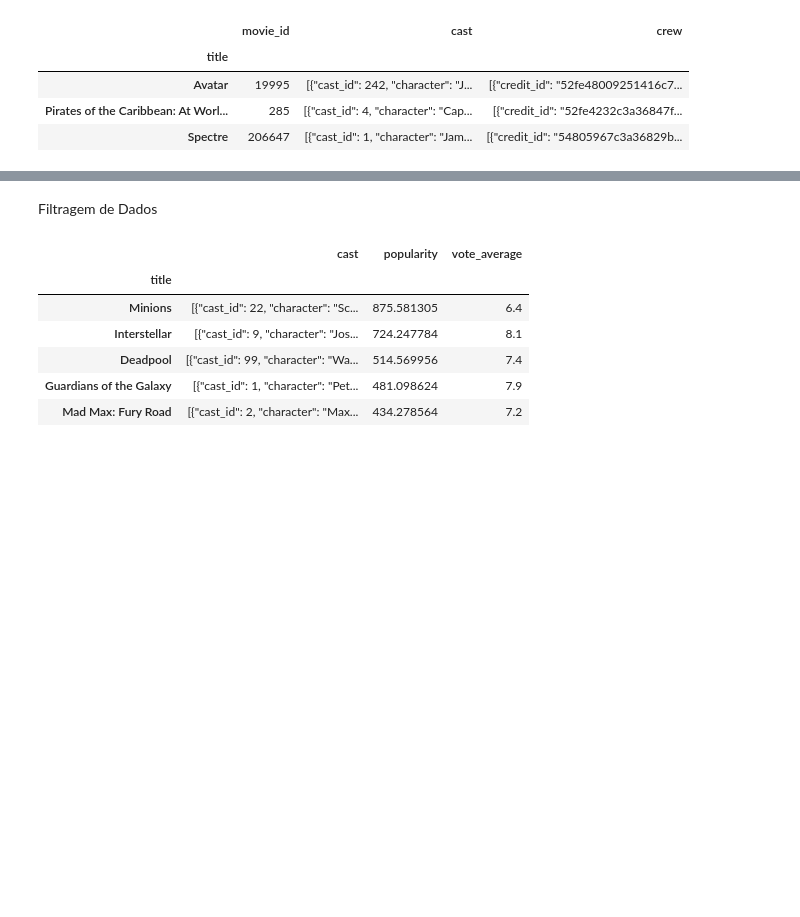
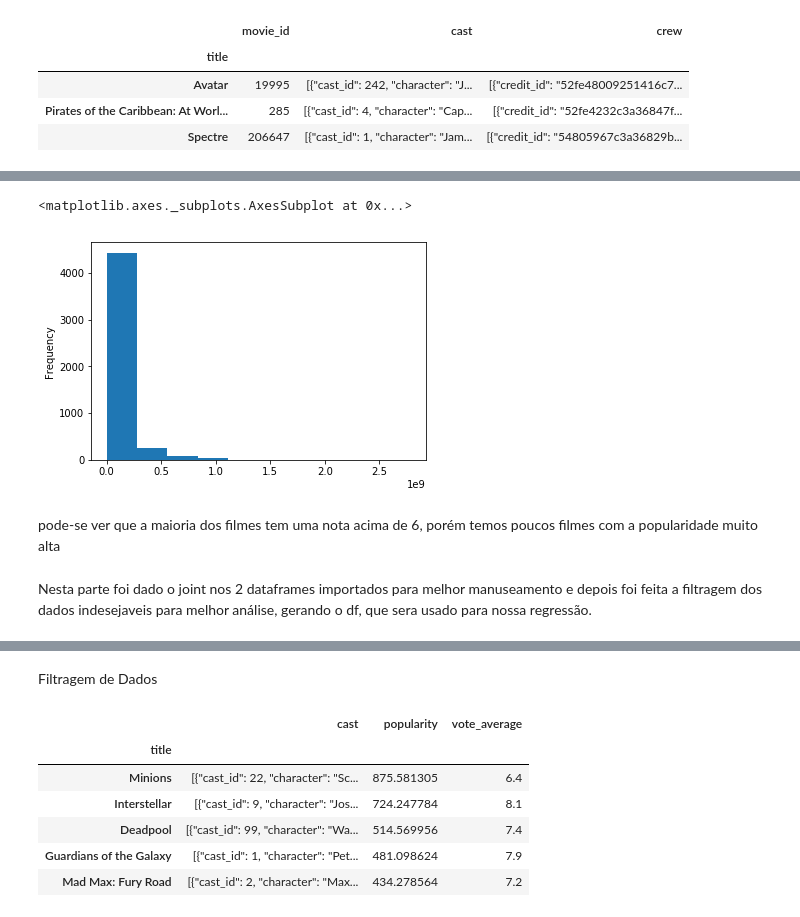
Before and after one commit to GLeviosa/Projeto_3_CD, a Jupyter notebook: Projeto 3.ipynb, the cells around one changed output, grey strips where cells are left out. Saved outputs shown, nothing was run; the diff lists cells and outputs as text; code cells hidden in the pictures; blank space fills up the shorter version.

```diff
--- a/Projeto 3.ipynb
+++ b/Projeto 3.ipynb
@@ -36,3 +51,12 @@ data = data_credits.join(data_movie, how="inner")
+# %%
+data.revenue.plot.hist()
+# %% [output]
+<matplotlib.axes._subplots.AxesSubplot at 0x...>
+[figure, added]
+# %% [markdown]
+pode-se ver que a maioria dos filmes tem uma nota acima de 6, porém temos poucos filmes com a popularidade muito alta
+# %% [markdown]
+Nesta parte foi dado o joint nos 2 dataframes importados para melhor manuseamento e depois foi feita a filtragem dos dados indesejaveis para melhor análise, gerando o df, que sera usado para nossa regressão.
 # %%
 data.head(3)
 # %% [output]
```
Also changed, not shown: parts of 16 cells of this notebook, 3 other files.
